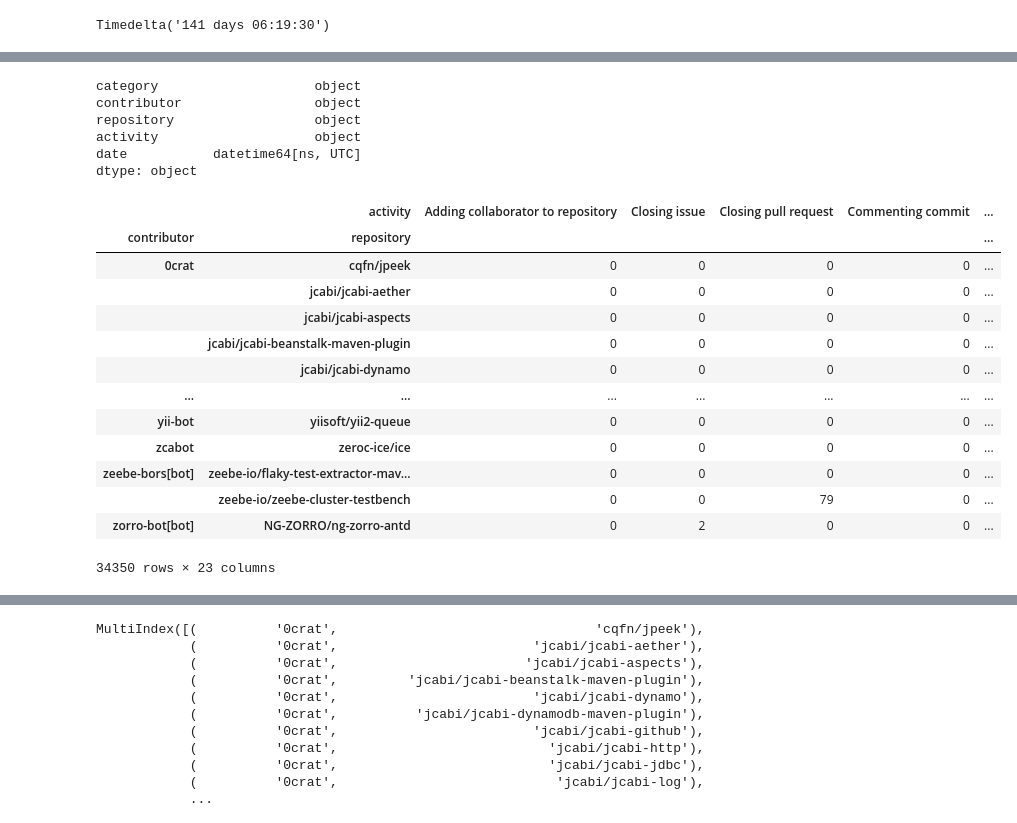
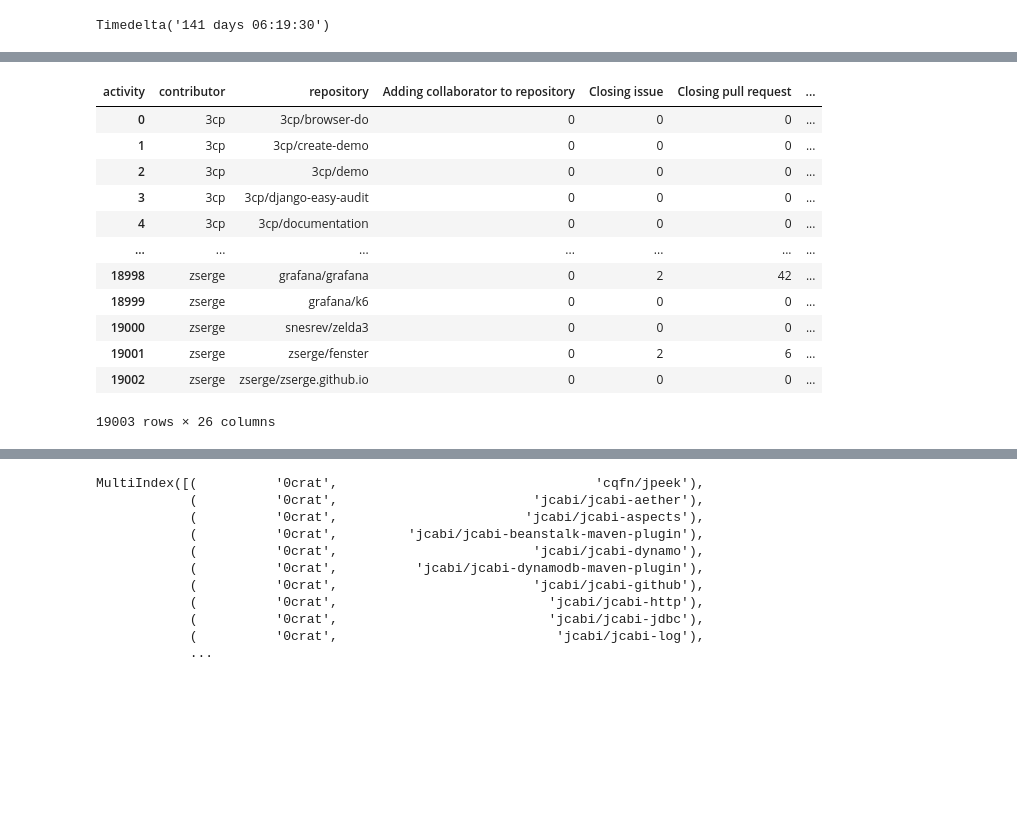
Before and after one commit to uhourri/GH-Contribution-Profiles, a Jupyter notebook: code/GitHub contribution profiles.ipynb, the cells around one changed output, grey strips where cells are left out. Saved outputs shown, nothing was run; the diff lists cells and outputs as text; code cells hidden in the pictures; blank space fills up the shorter version.

```diff
--- a/code/GitHub contribution profiles.ipynb
+++ b/code/GitHub contribution profiles.ipynb
@@ -95,9 +54,0 @@ blabla['date'].
-# %%
-activities.dtypes
-# %% [output]
-category                    object
-contributor                 object
-repository                  object
-activity                    object
-date           datetime64[ns, UTC]
-dtype: object
@@ -106,28 +55,26 @@ contributor.groupby([pd.Grouper(key='date', freq='3M')])['activity'].count().res
 # %%
-bot_activities = (
-    activities[activities['category'] == 'bot']
+human_activities = (
+    activities[activities['category'] == 'human']
     .pivot_table(
         index=['contributor', 'repository'],
         columns='activity',
         aggfunc='size',
         fill_value=0
     )
     .reset_index()
-    .set_index(['contributor', 'repository'])
 )
-bot_activities
+human_activities
 # %% [output]
-|  | activity | Adding collaborator to repository | Closing issue | Closing pull request | Commenting commit | ... |
-| contributor | repository |  |  |  |  | ... |
-| 0crat | cqfn/jpeek | 0 | 0 | 0 | 0 | ... |
-|  | jcabi/jcabi-aether | 0 | 0 | 0 | 0 | ... |
-|  | jcabi/jcabi-aspects | 0 | 0 | 0 | 0 | ... |
-|  | jcabi/jcabi-beanstalk-maven-plugin | 0 | 0 | 0 | 0 | ... |
-|  | jcabi/jcabi-dynamo | 0 | 0 | 0 | 0 | ... |
+| activity | contributor | repository | Adding collaborator to repository | Closing issue | Closing pull request | ... |
+| 0 | 3cp | 3cp/browser-do | 0 | 0 | 0 | ... |
+| 1 | 3cp | 3cp/create-demo | 0 | 0 | 0 | ... |
+| 2 | 3cp | 3cp/demo | 0 | 0 | 0 | ... |
+| 3 | 3cp | 3cp/django-easy-audit | 0 | 0 | 0 | ... |
+| 4 | 3cp | 3cp/documentation | 0 | 0 | 0 | ... |
 | ... | ... | ... | ... | ... | ... | ... |
-| yii-bot | yiisoft/yii2-queue | 0 | 0 | 0 | 0 | ... |
-| zcabot | zeroc-ice/ice | 0 | 0 | 0 | 0 | ... |
-| zeebe-bors[bot] | zeebe-io/flaky-test-extractor-mav... | 0 | 0 | 0 | 0 | ... |
-|  | zeebe-io/zeebe-cluster-testbench | 0 | 0 | 79 | 0 | ... |
-| zorro-bot[bot] | NG-ZORRO/ng-zorro-antd | 0 | 2 | 0 | 0 | ... |
+| 18998 | zserge | grafana/grafana | 0 | 2 | 42 | ... |
+| 18999 | zserge | grafana/k6 | 0 | 0 | 0 | ... |
+| 19000 | zserge | snesrev/zelda3 | 0 | 0 | 0 | ... |
+| 19001 | zserge | zserge/fenster | 0 | 2 | 6 | ... |
+| 19002 | zserge | zserge/zserge.github.io | 0 | 0 | 0 | ... |
-34350 rows × 23 columns
+19003 rows × 26 columns
```
Also changed, not shown: parts of 6 cells of this notebook.
